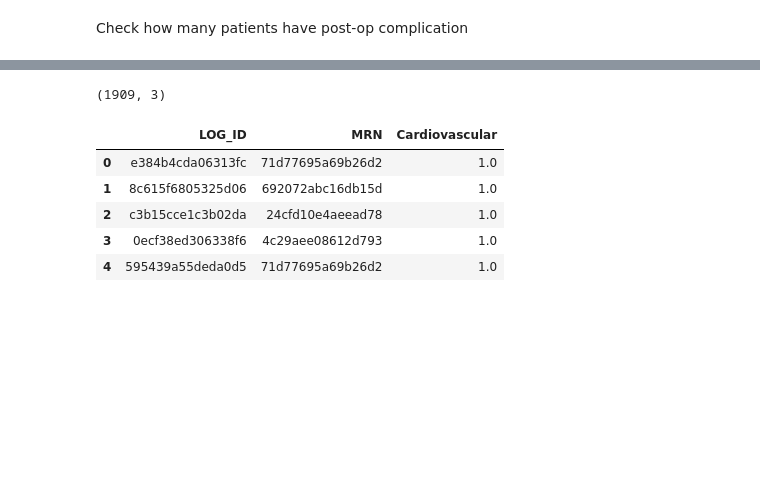
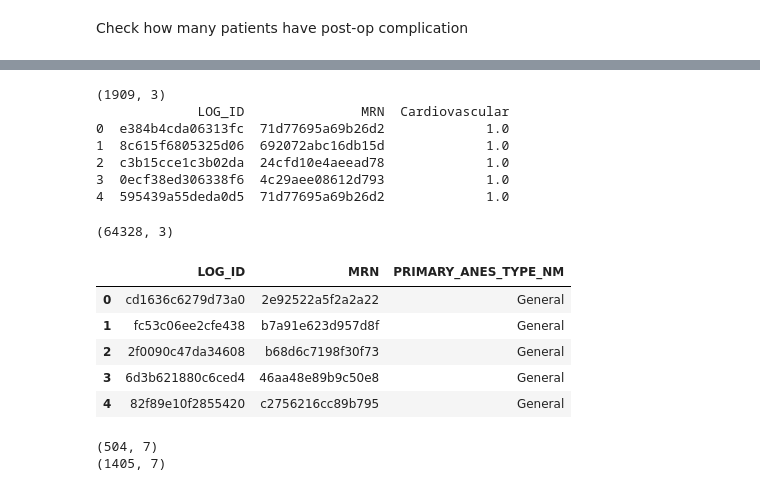
Before and after one commit to jiulong15/comp90051, a Jupyter notebook: code/patient_label.ipynb, the cells around one changed output, grey strips where cells are left out. Drawn from its saved outputs; the diff is of its cells as text; code cells hidden in the pictures; blank space fills up the shorter version.

```diff
--- a/code/patient_label.ipynb
+++ b/code/patient_label.ipynb
@@ -197,11 +226,33 @@ train_data['Cardiovascular'] = train_data['Cardiovascular'].fillna(0)
 # %%
-print(train_data.shape)
-train_data.head()
+print(data_labeled.shape)
+print(data_labeled.head())
 # %% [output]
 (1909, 3)
+             LOG_ID               MRN  Cardiovascular
+0  e384b4cda06313fc  71d77695a69b26d2             1.0
+1  8c615f6805325d06  692072abc16db15d             1.0
+2  c3b15cce1c3b02da  24cfd10e4aeead78             1.0
+3  0ecf38ed306338f6  4c29aee08612d793             1.0
+4  595439a55deda0d5  71d77695a69b26d2             1.0
-|  | LOG_ID | MRN | Cardiovascular |
-| 0 | e384b4cda06313fc | 71d77695a69b26d2 | 1.0 |
-| 1 | 8c615f6805325d06 | 692072abc16db15d | 1.0 |
-| 2 | c3b15cce1c3b02da | 24cfd10e4aeead78 | 1.0 |
-| 3 | 0ecf38ed306338f6 | 4c29aee08612d793 | 1.0 |
-| 4 | 595439a55deda0d5 | 71d77695a69b26d2 | 1.0 |
+# %%
+ASA_general = patient_info[['LOG_ID','MRN','PRIMARY_ANES_TYPE_NM']]
+ASA_general = ASA_general.drop_duplicates()
+print(ASA_general.shape)
+ASA_general.head()
+# %% [output]
+(64328, 3)
+|  | LOG_ID | MRN | PRIMARY_ANES_TYPE_NM |
+| 0 | cd1636c6279d73a0 | 2e92522a5f2a2a22 | General |
+| 1 | fc53c06ee2cfe438 | b7a91e623d957d8f | General |
+| 2 | 2f0090c47da34608 | b68d6c7198f30f73 | General |
+| 3 | 6d3b621880c6ced4 | 46aa48e89b9c50e8 | General |
+| 4 | 82f89e10f2855420 | c2756216cc89b795 | General |
+# %%
+cardiac_patient = pd.merge(patient_with_cardiovascular, ASA_general, on=['LOG_ID','MRN'], how='inner')
+without_complication = pd.merge(patient_without_complication, ASA_general, on=['LOG_ID','MRN'], how='inner')
+
+print(cardiac_patient.shape)
+print(without_complication.shape)
+# %% [output]
+(504, 7)
+(1405, 7)
```
Also changed, not shown: parts of 11 cells of this notebook, 1 other file.
